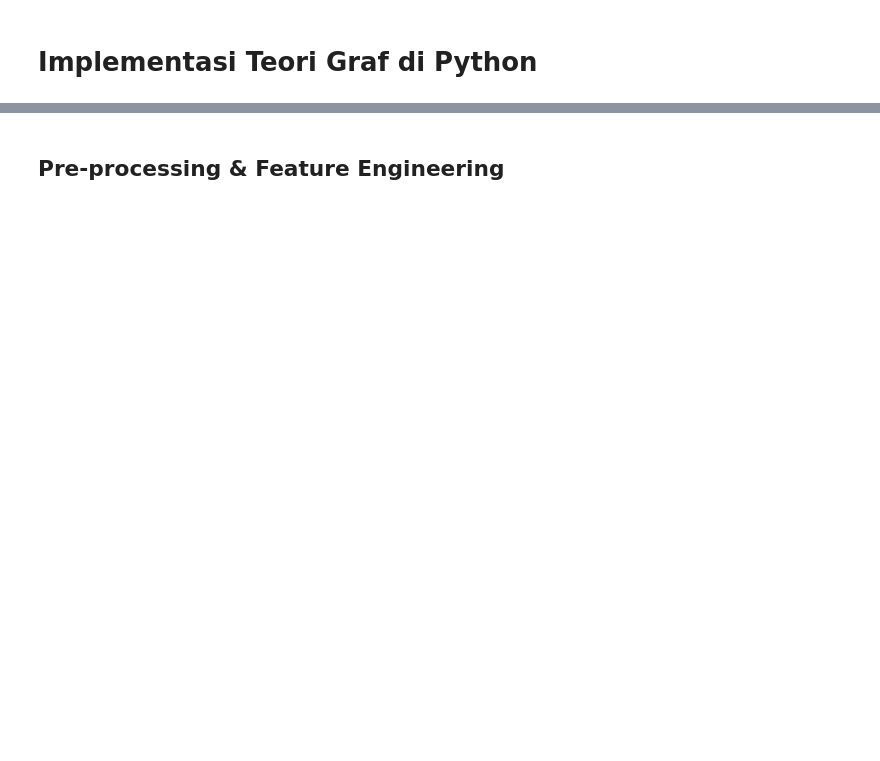
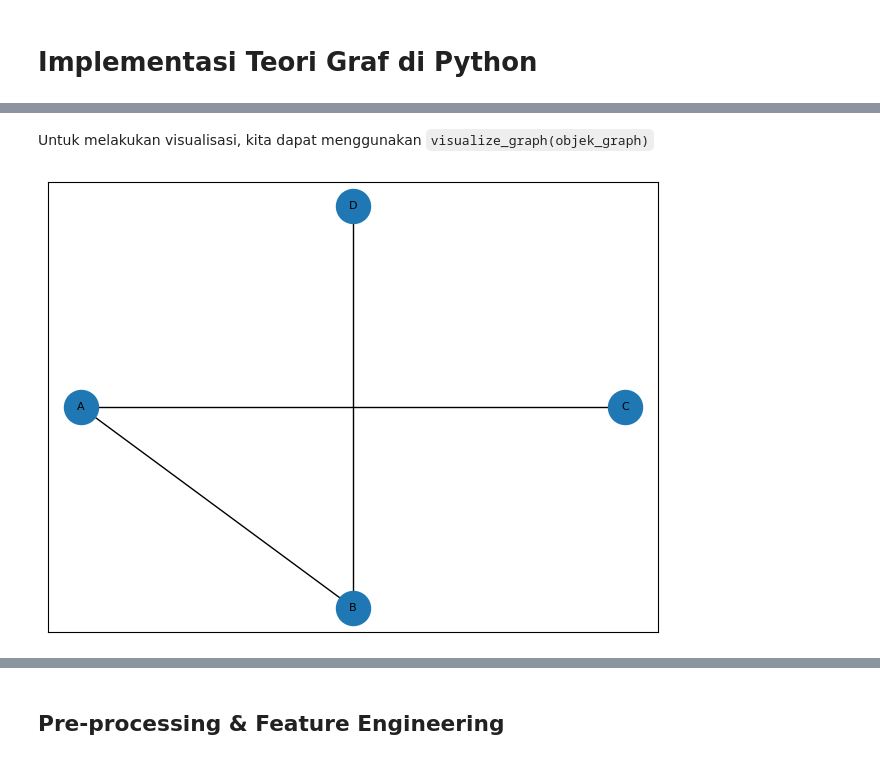
Before and after one commit to IrfanChairurrachman/dijkstra_bulog, a Jupyter notebook: Optimal_Route.ipynb, the cells around one changed output, grey strips where cells are left out. Cells and saved outputs as stored; diff of their text form; code cells hidden in the pictures; blank space fills up the shorter version.

Commit message:
feat: add helper and image

```diff
--- a/Optimal_Route.ipynb
+++ b/Optimal_Route.ipynb
@@ -805,0 +844,17 @@ Graf terbagi menjadi dua jenis, yaitu *unweighted graph* dan *weighted graph*:
+# %%
+# Objek graph
+G = nx.Graph()
+# Menambahkan hubungan node A dan node B
+G.add_edge('A', 'B')
+# A - C
+G.add_edge('A', 'C')
+# B - D
+G.add_edge('B', 'D')
+# %% [markdown]
+Untuk melakukan visualisasi, kita dapat menggunakan `visualize_graph(objek_graph)`
+# %%
+from helper import graph
+
+graph.visualize_graph(G)
+# %% [output]
+[figure, added]
```
Also changed, not shown: parts of 72 cells of this notebook, 3 other files.
